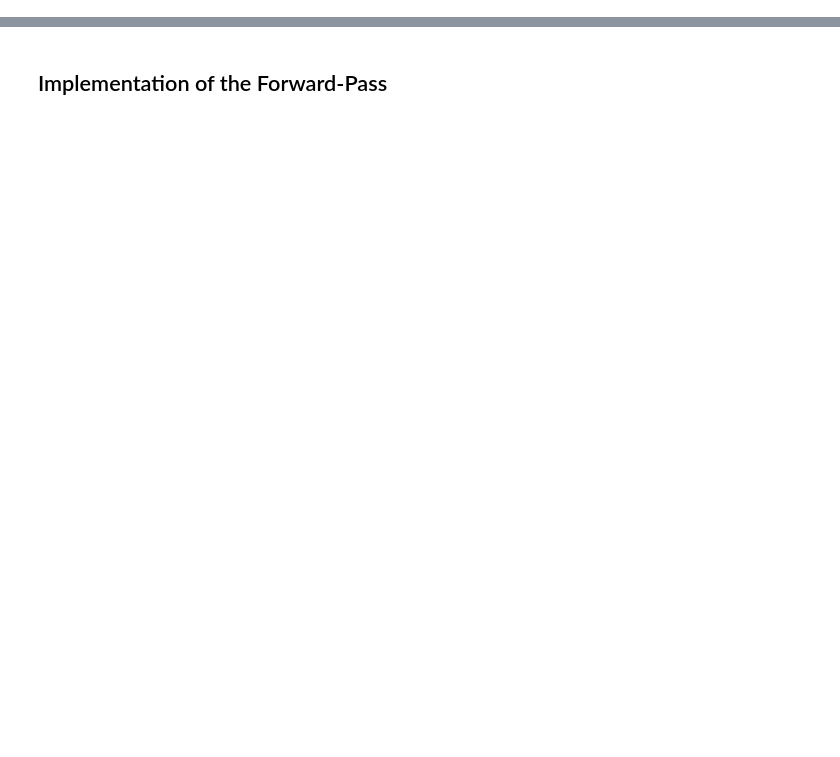
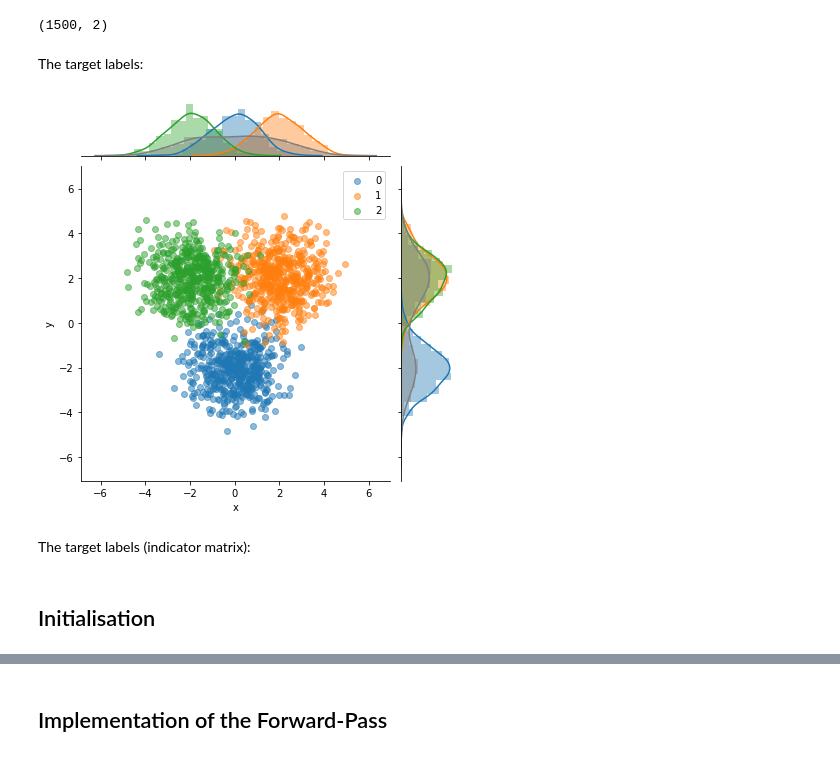
Before and after one commit to phonosync/fromscratch, a Jupyter notebook: ff_nn/nn.ipynb, the cells around one changed output, grey strips where cells are left out. Saved outputs shown, nothing was run; the diff lists cells and outputs as text; code cells hidden in the pictures; blank space fills up the shorter version.

```diff
--- a/ff_nn/nn.ipynb
+++ b/ff_nn/nn.ipynb
@@ -6,0 +17,21 @@
+# %%
+Nclass = 500 # Number of samples per class
+N = K * Nclass
+# %%
+m_cov = [[1, 0],
+         [0, 1]]
+np.random.seed(41) # make the results reproducible
+X = np.concatenate([np.random.multivariate_normal([0,-2], m_cov, Nclass),
+                    np.random.multivariate_normal([2,2], m_cov, Nclass),
+                   np.random.multivariate_normal([-2,2], m_cov, Nclass)],
+                   axis=0)
+X.shape
+# %% [output]
+(1500, 2)
+# %% [markdown]
+The target labels:
+# %%
+T = np.array([0]*Nclass + [1]*Nclass + [2]*Nclass)
+# %%
+df = pd.DataFrame(X, columns=['x', 'y',])
+df['class'] = T
@@ -6,0 +41,6 @@
+# %%
+multivariateGrid('x', 'y', 'class', df=df)
+# %% [output]
+[figure, added]
+# %% [markdown]
+The target labels (indicator matrix):
@@ -6,0 +54,2 @@
+# %% [markdown]
+## Initialisation
```
Also changed, not shown: parts of 23 cells of this notebook, 1 other file.
